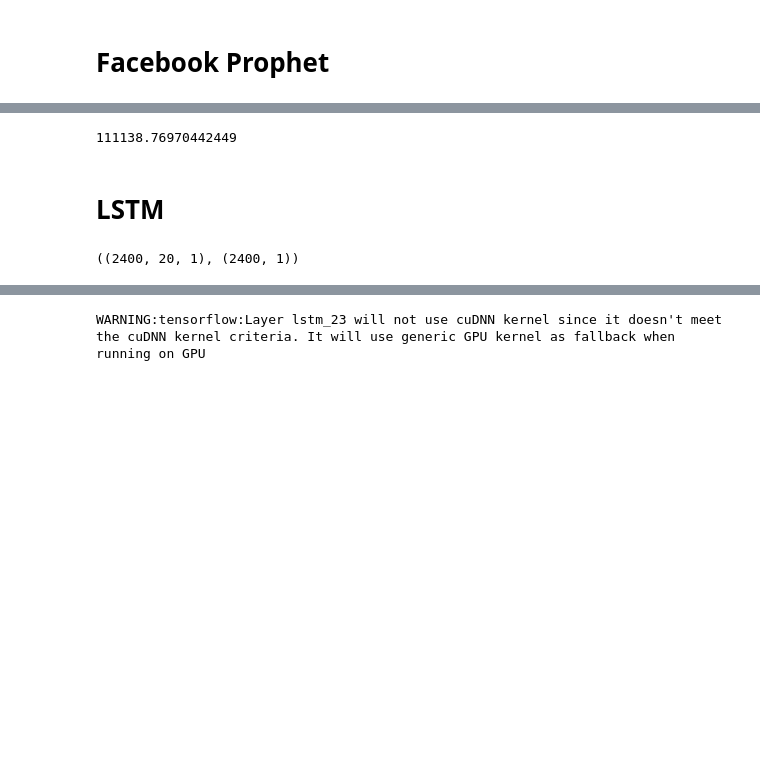
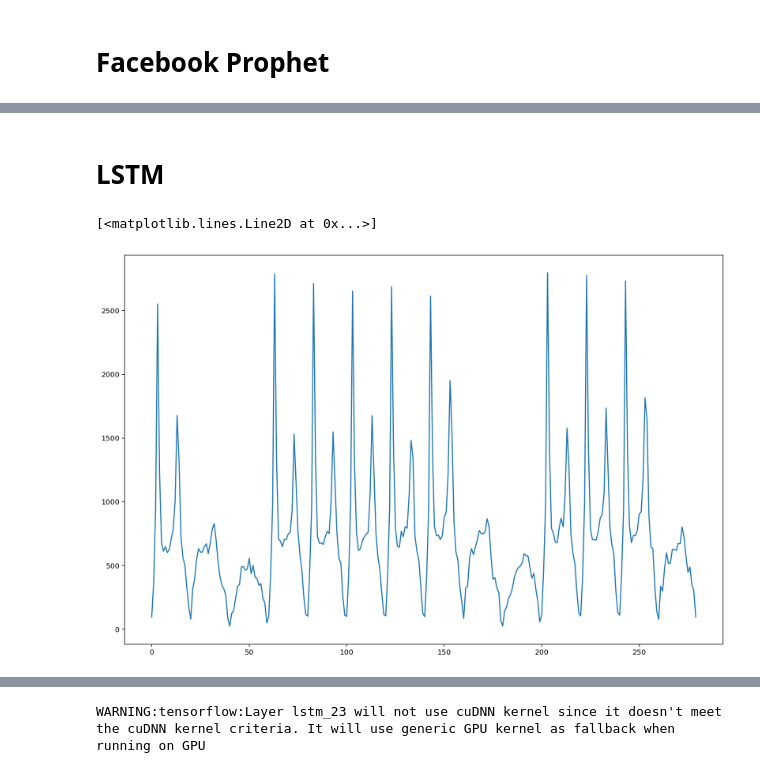
Before and after one commit to y-eon/CONTEST, a Jupyter notebook: 01. Big_contest/03. ANALYSIS/subway_prediction_model.ipynb, the cells around one changed output, grey strips where cells are left out. Drawn from its saved outputs; the diff is of its cells as text; code cells hidden in the pictures; blank space fills up the shorter version.

```diff
--- a/01. Big_contest/03. ANALYSIS/subway_prediction_model.ipynb
+++ b/01. Big_contest/03. ANALYSIS/subway_prediction_model.ipynb
@@ -312,9 +308,3 @@ metric_df = forecast.set_index('ds')[['yhat']].join(subway.set_index('ds').y).re
-# %%
-from sklearn.metrics import mean_squared_error, r2_score, mean_absolute_error
-r2_score(metric_df.y, metric_df.yhat)
-mean_squared_error(metric_df.y, metric_df.yhat)
-# %% [output]
-111138.76970442449
 # %% [markdown]
 # LSTM
 # %%
@@ -323 +315,7 @@ with open('/content/drive/My Drive/빅콘/data_timeseries.pickle', '
+# %%
+plt.figure(figsize=(15,10))
+plt.plot(np.arange(len(subway[1520:1800])),subway['하차'][1520:1800])
+# %% [output]
+[<matplotlib.lines.Line2D at 0x...>]
+[figure, added]
 # %%
@@ -344,4 +341,0 @@ y = np.array([[subway[i+time_step]] for i in range(len(subway)-time_step)])
-# %%
-X.shape, y.shape
-# %% [output]
-((2400, 20, 1), (2400, 1))
```
Also changed, not shown: parts of 17 cells of this notebook.
